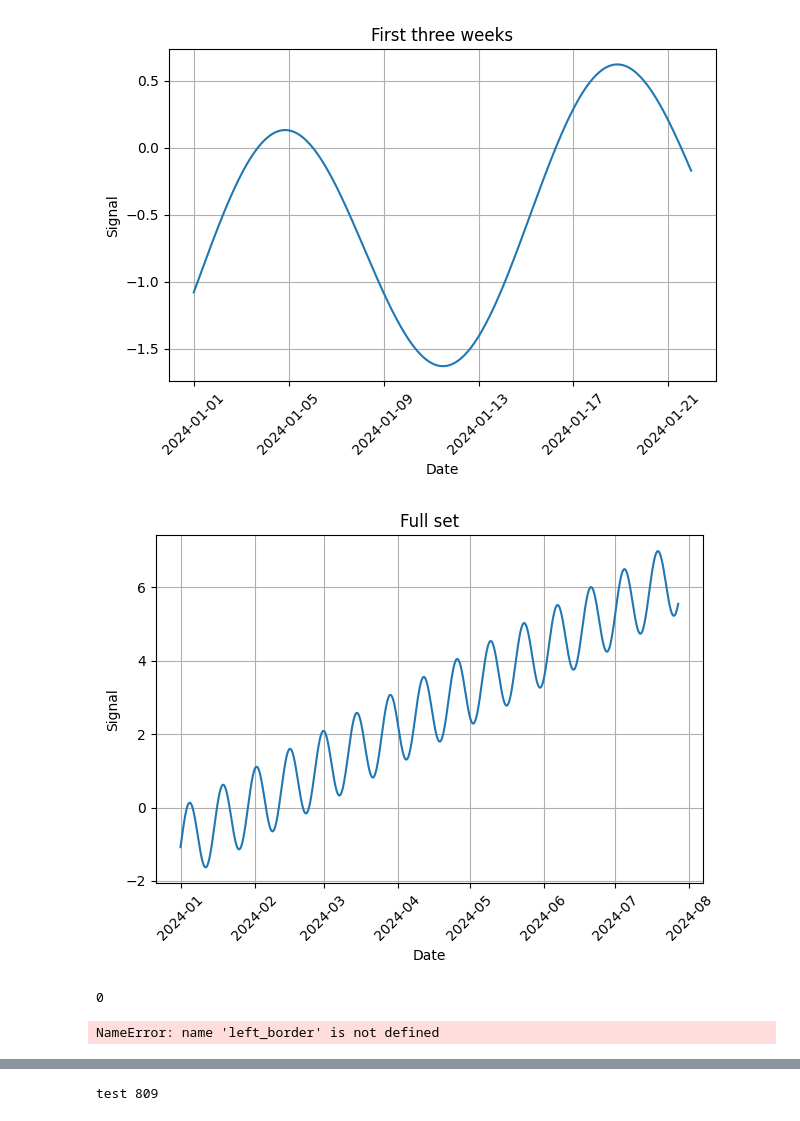
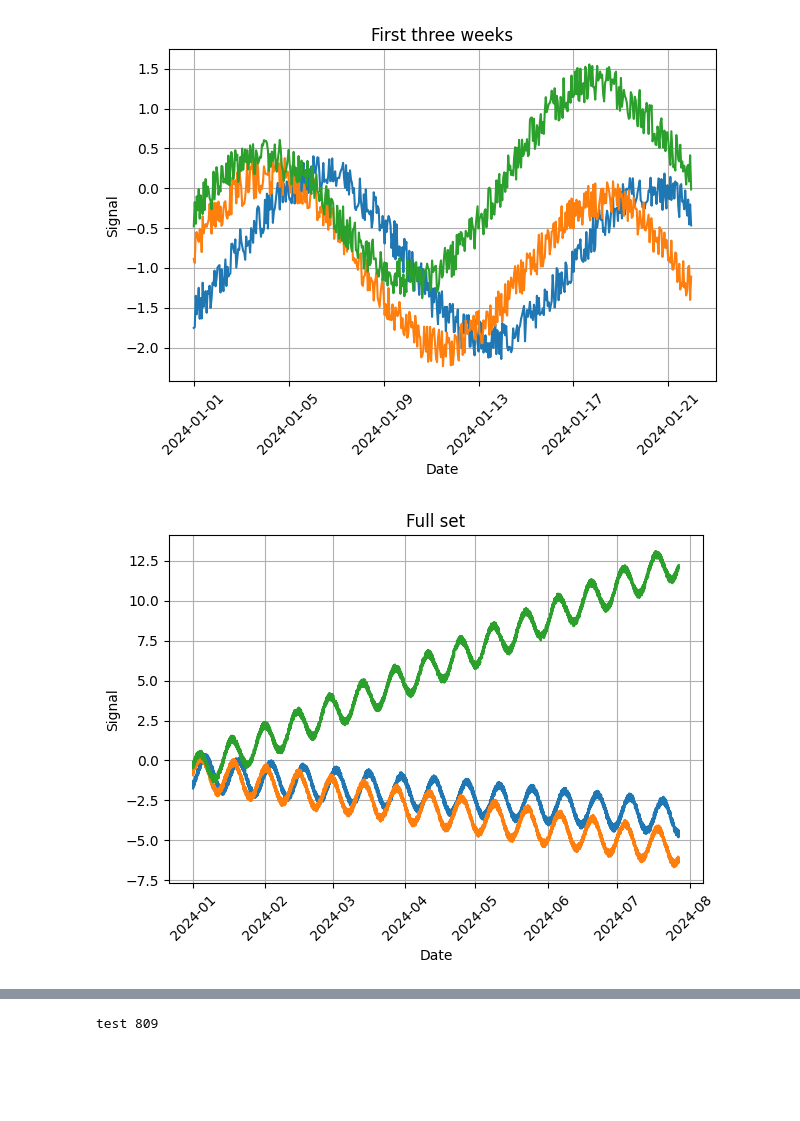
Before and after one commit to arvgram/SEB-TS_foundation, a Jupyter notebook: ts_modelling/modelling.ipynb, the cells around one changed output, grey strips where cells are left out. Saved outputs shown, nothing was run; the diff lists cells and outputs as text; code cells hidden in the pictures; blank space fills up the shorter version.

Commit message:
add plotting functionality, fix bug in mv training

```diff
--- a/ts_modelling/modelling.ipynb
+++ b/ts_modelling/modelling.ipynb
@@ -20,9 +20,9 @@ self_supervised head
 # %%
-dp = DataProducer(length=length, n_vars=1, path=args.root_path, noise_amp=0)
+dp = DataProducer(length=length, n_vars=3, path=args.root_path, noise_amp=0.5)
 dp.add_sine([(1/336, 1)])
 dp.add_trend(1, 1/336)
 dp.plot_data()
 dp.generate_csv()
 # %% [output]
-[figure, old version]
+[figure, new version]
-[figure, old version]
+[figure, new version]
@@ -47,27 +28,0 @@ right_border = right_border_idx[0]
-# %%
-left_border
-# %% [output]
-0
-# %%
-import pandas as pd
-target = 'signal'
-features = 'M'
-df_raw = pd.DataFrame(
-    {'junk': [0],
-     'signal': [5],
-     'noise': [50],
-     'date': ['2006']}
-)
-if features == 'S':
-    cols_of_interest = [target]
-else:
-    cols = df_raw.columns.tolist()
-    if 'date' in cols:
-        cols.remove('date')
-    cols.remove(target)
-    cols_of_interest = [*cols, target]
-
-data = df_raw.loc[left_border:right_border, cols_of_interest]
-data
-# %% [output]
-NameError: name 'left_border' is not defined
```
Also changed, not shown: parts of 12 cells of this notebook, 3 other files.
